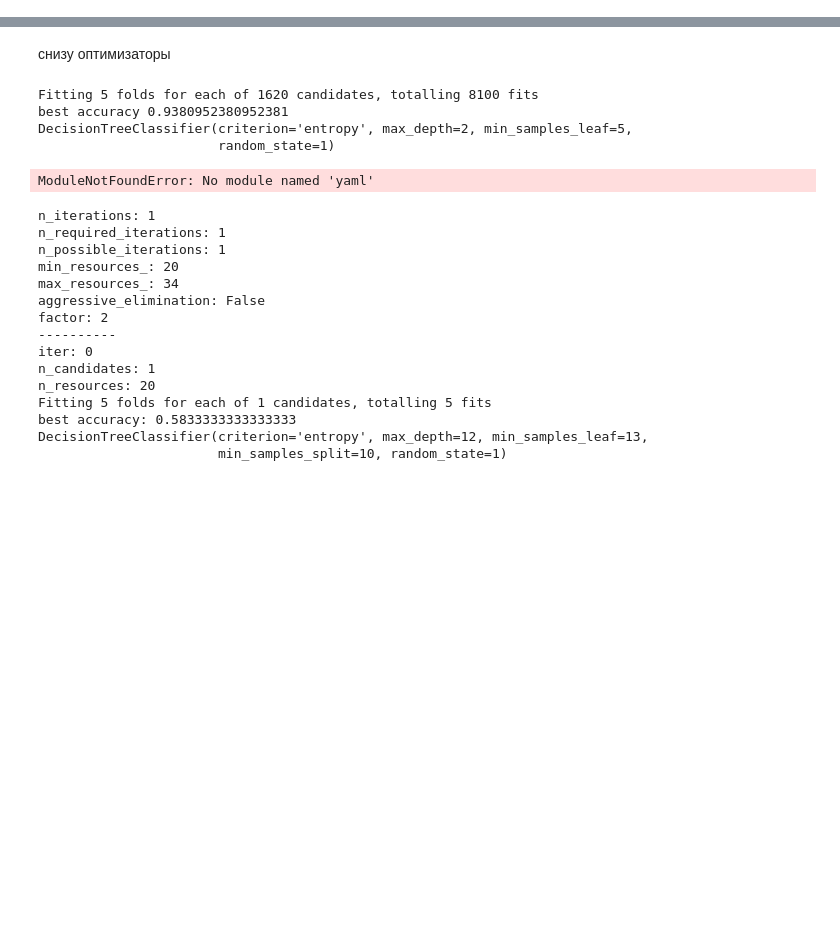
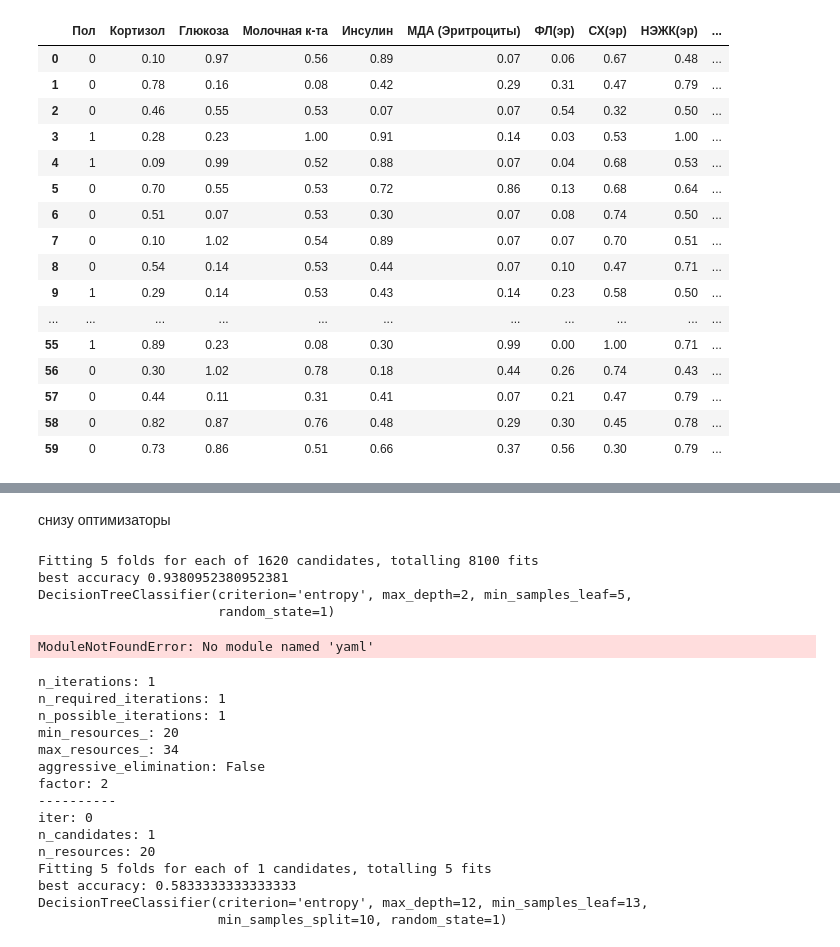
Before and after one commit to Egor29ch/UDGU_project, a Jupyter notebook: random_forest.ipynb, the cells around one changed output, grey strips where cells are left out. Cells and saved outputs as stored; diff of their text form; code cells hidden in the pictures; blank space fills up the shorter version.

```diff
--- a/random_forest.ipynb
+++ b/random_forest.ipynb
@@ -14,5 +14,25 @@ from sklearn.metrics import (
 from sklearn.metrics import RocCurveDisplay
 from sklearn.metrics import PrecisionRecallDisplay
 # %%
-df = pd.read_csv(r'C:\Users\e.i.chapaev\Desktop\serious_udgu_pr\clearing_df.csv')
+df = pd.read_csv('gemini.csv')
+df_sample = df.sample(frac=1).reset_index(drop=True)
+df_sample
+# %% [output]
+|  | Пол | Кортизол | Глюкоза | Молочная к-та | Инсулин | МДА (Эритроциты) | ФЛ(эр) | СХ(эр) | НЭЖК(эр) | ... |
+| 0 | 0 | 0.10 | 0.97 | 0.56 | 0.89 | 0.07 | 0.06 | 0.67 | 0.48 | ... |
+| 1 | 0 | 0.78 | 0.16 | 0.08 | 0.42 | 0.29 | 0.31 | 0.47 | 0.79 | ... |
+| 2 | 0 | 0.46 | 0.55 | 0.53 | 0.07 | 0.07 | 0.54 | 0.32 | 0.50 | ... |
+| 3 | 1 | 0.28 | 0.23 | 1.00 | 0.91 | 0.14 | 0.03 | 0.53 | 1.00 | ... |
+| 4 | 1 | 0.09 | 0.99 | 0.52 | 0.88 | 0.07 | 0.04 | 0.68 | 0.53 | ... |
+| 5 | 0 | 0.70 | 0.55 | 0.53 | 0.72 | 0.86 | 0.13 | 0.68 | 0.64 | ... |
+| 6 | 0 | 0.51 | 0.07 | 0.53 | 0.30 | 0.07 | 0.08 | 0.74 | 0.50 | ... |
+| 7 | 0 | 0.10 | 1.02 | 0.54 | 0.89 | 0.07 | 0.07 | 0.70 | 0.51 | ... |
+| 8 | 0 | 0.54 | 0.14 | 0.53 | 0.44 | 0.07 | 0.10 | 0.47 | 0.71 | ... |
+| 9 | 1 | 0.29 | 0.14 | 0.53 | 0.43 | 0.14 | 0.23 | 0.58 | 0.50 | ... |
+| ... | ... | ... | ... | ... | ... | ... | ... | ... | ... | ... |
+| 55 | 1 | 0.89 | 0.23 | 0.08 | 0.30 | 0.99 | 0.00 | 1.00 | 0.71 | ... |
+| 56 | 0 | 0.30 | 1.02 | 0.78 | 0.18 | 0.44 | 0.26 | 0.74 | 0.43 | ... |
+| 57 | 0 | 0.44 | 0.11 | 0.31 | 0.41 | 0.07 | 0.21 | 0.47 | 0.79 | ... |
+| 58 | 0 | 0.82 | 0.87 | 0.76 | 0.48 | 0.29 | 0.30 | 0.45 | 0.78 | ... |
+| 59 | 0 | 0.73 | 0.86 | 0.51 | 0.66 | 0.37 | 0.56 | 0.30 | 0.79 | ... |
 # %%
```
Also changed, not shown: parts of 7 cells of this notebook, 5 other files.
